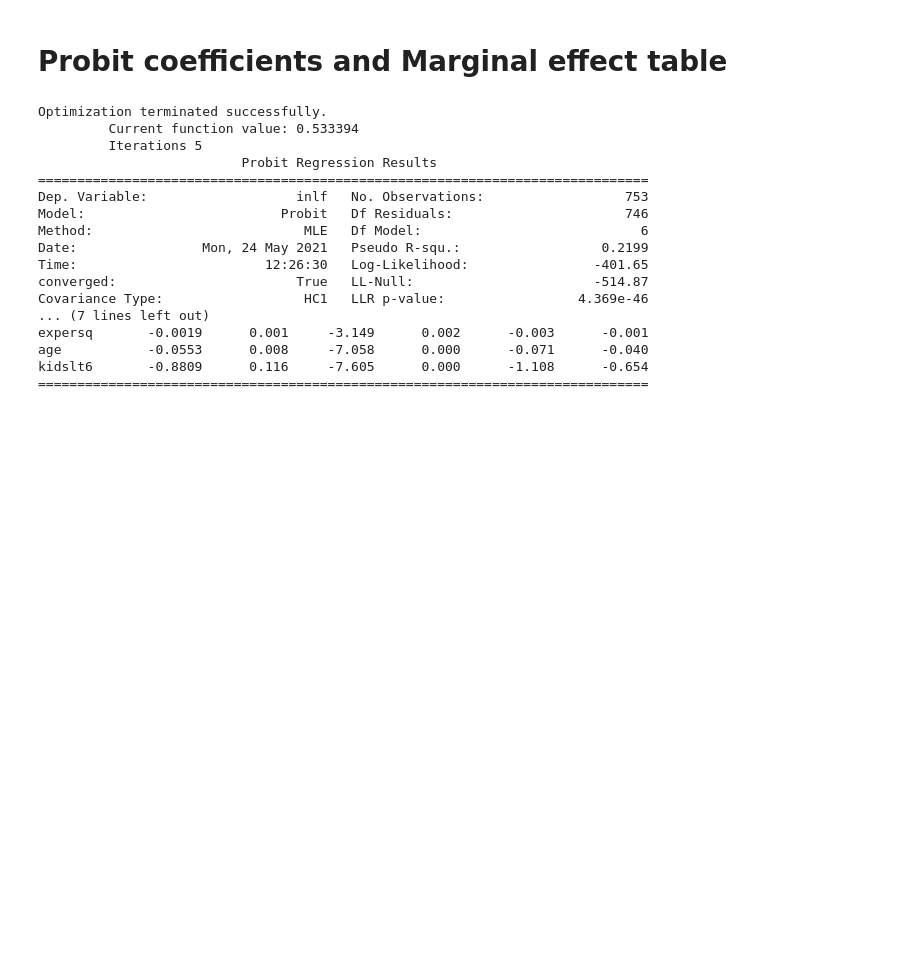
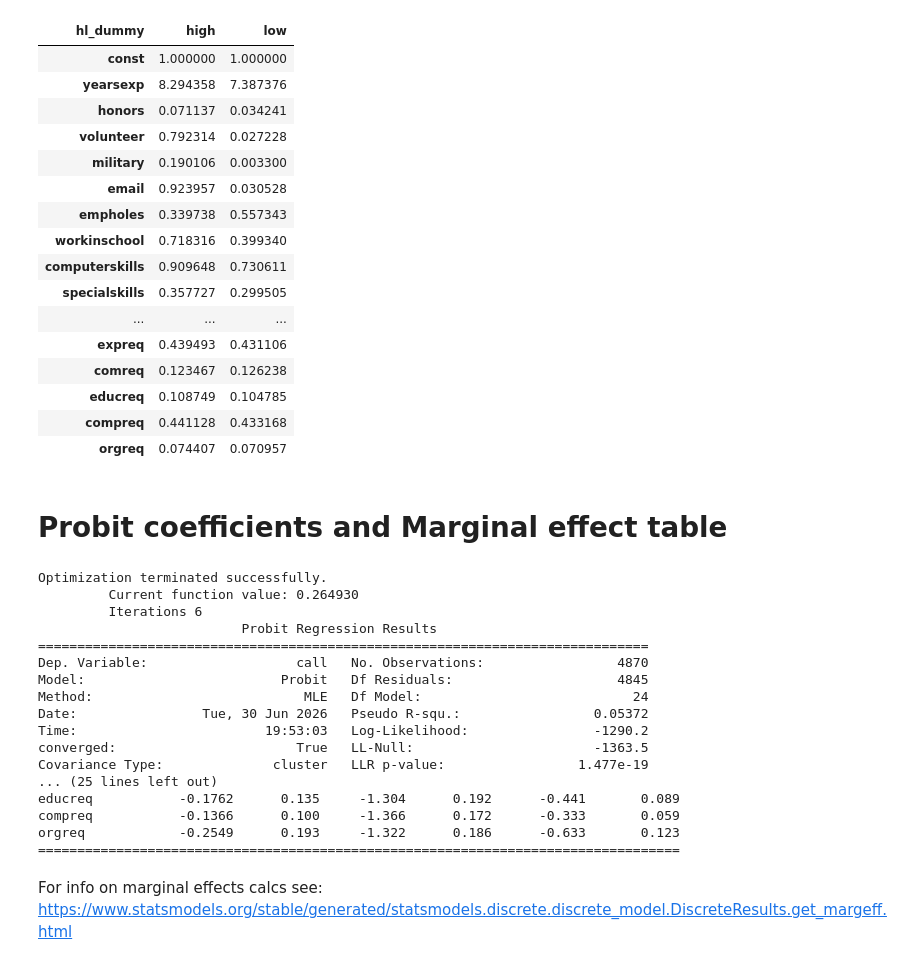
Before and after one commit to Michael-Morgan-Giles/regression_analysis, a Jupyter notebook: 6_classification/GLM_Intro.ipynb, the cells around one changed output. Cells and saved outputs as stored; diff of their text form; code cells hidden in the pictures; blank space fills up the shorter version.

```diff
--- a/6_classification/GLM_Intro.ipynb
+++ b/6_classification/GLM_Intro.ipynb
@@ -90,26 +214,49 @@ strong multicollinearity or other numerical problems.
+# %%
+df.groupby("hl_dummy")[X].mean().T
+# %% [output]
+| hl_dummy | high | low |
+| const | 1.000000 | 1.000000 |
+| yearsexp | 8.294358 | 7.387376 |
+| honors | 0.071137 | 0.034241 |
+| volunteer | 0.792314 | 0.027228 |
+| military | 0.190106 | 0.003300 |
+| email | 0.923957 | 0.030528 |
+| empholes | 0.339738 | 0.557343 |
+| workinschool | 0.718316 | 0.399340 |
+| computerskills | 0.909648 | 0.730611 |
+| specialskills | 0.357727 | 0.299505 |
+| ... | ... | ... |
+| expreq | 0.439493 | 0.431106 |
+| comreq | 0.123467 | 0.126238 |
+| educreq | 0.108749 | 0.104785 |
+| compreq | 0.441128 | 0.433168 |
+| orgreq | 0.074407 | 0.070957 |
 # %% [markdown]
 # Probit coefficients and Marginal effect table
 # %%
-probit_mod = sm.Probit(Y, X)
-probit_res = probit_mod.fit(cov_type='HC1')
+probit_res = sm.Probit(df[y],
+                       df[["white_dummy", "h"] + X]).fit(cov_type='cluster',
+                                                         cov_kwds={'groups': df['adid']})
 
 print(probit_res.summary())
 # %% [output]
 Optimization terminated successfully.
-         Current function value: 0.533394
-         Iterations 5
+         Current function value: 0.264930
+         Iterations 6
                           Probit Regression Results
 ==============================================================================
-Dep. Variable:                   inlf   No. Observations:                  753
-Model:                         Probit   Df Residuals:                      746
-Method:                           MLE   Df Model:                            6
-Date:                Mon, 24 May 2021   Pseudo R-squ.:                  0.2199
-Time:                        12:26:30   Log-Likelihood:                -401.65
-converged:                       True   LL-Null:                       -514.87
-Covariance Type:                  HC1   LLR p-value:                 4.369e-46
-... (7 lines left out)
-expersq       -0.0019      0.001     -3.149      0.002      -0.003      -0.001
-age           -0.0553      0.008     -7.058      0.000      -0.071      -0.040
-kidslt6       -0.8809      0.116     -7.605      0.000      -1.108      -0.654
-==============================================================================
+Dep. Variable:                   call   No. Observations:                 4870
+Model:                         Probit   Df Residuals:                     4845
+Method:                           MLE   Df Model:                           24
+Date:                Tue, 30 Jun 2026   Pseudo R-squ.:                 0.05372
+Time:                        19:53:03   Log-Likelihood:                -1290.2
+converged:                       True   LL-Null:                       -1363.5
+Covariance Type:              cluster   LLR p-value:                 1.477e-19
+... (25 lines left out)
+educreq           -0.1762      0.135     -1.304      0.192      -0.441       0.089
+compreq           -0.1366      0.100     -1.366      0.172      -0.333       0.059
+orgreq            -0.2549      0.193     -1.322      0.186      -0.633       0.123
+==================================================================================
+# %% [markdown]
+For info on marginal effects calcs see: https://www.statsmodels.org/stable/generated/statsmodels.discrete.discrete_model.DiscreteResults.get_margeff.html
 # %%
```
Also changed, not shown: parts of 29 cells of this notebook.
